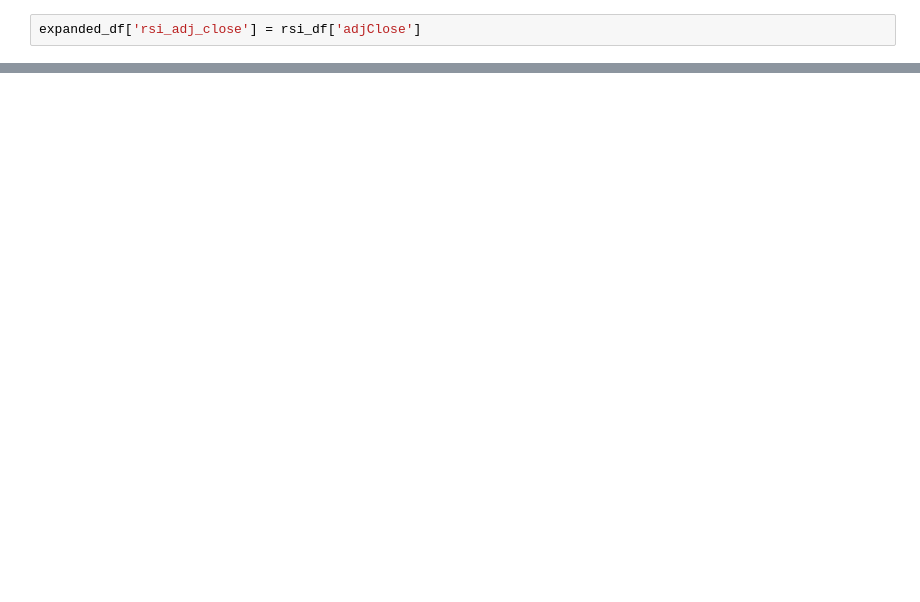
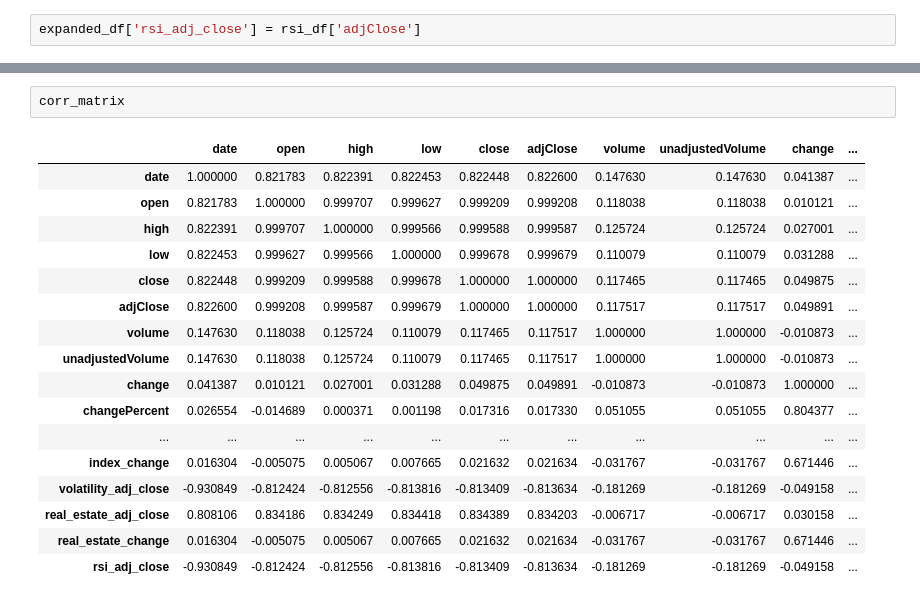
Before and after one commit to HeTron/Stock_Predictor, a Jupyter notebook: trading_advisor.ipynb, the cells around one changed output, grey strips where cells are left out. Cells and saved outputs as stored; diff of their text form; blank space fills up the shorter version.

```diff
--- a/trading_advisor.ipynb
+++ b/trading_advisor.ipynb
@@ -324,0 +309,20 @@ ValueError: could not convert string to float: 'March 20, 24'
+# %%
+corr_matrix
+# %% [output]
+|  | date | open | high | low | close | adjClose | volume | unadjustedVolume | change | ... |
+| date | 1.000000 | 0.821783 | 0.822391 | 0.822453 | 0.822448 | 0.822600 | 0.147630 | 0.147630 | 0.041387 | ... |
+| open | 0.821783 | 1.000000 | 0.999707 | 0.999627 | 0.999209 | 0.999208 | 0.118038 | 0.118038 | 0.010121 | ... |
+| high | 0.822391 | 0.999707 | 1.000000 | 0.999566 | 0.999588 | 0.999587 | 0.125724 | 0.125724 | 0.027001 | ... |
+| low | 0.822453 | 0.999627 | 0.999566 | 1.000000 | 0.999678 | 0.999679 | 0.110079 | 0.110079 | 0.031288 | ... |
+| close | 0.822448 | 0.999209 | 0.999588 | 0.999678 | 1.000000 | 1.000000 | 0.117465 | 0.117465 | 0.049875 | ... |
+| adjClose | 0.822600 | 0.999208 | 0.999587 | 0.999679 | 1.000000 | 1.000000 | 0.117517 | 0.117517 | 0.049891 | ... |
+| volume | 0.147630 | 0.118038 | 0.125724 | 0.110079 | 0.117465 | 0.117517 | 1.000000 | 1.000000 | -0.010873 | ... |
+| unadjustedVolume | 0.147630 | 0.118038 | 0.125724 | 0.110079 | 0.117465 | 0.117517 | 1.000000 | 1.000000 | -0.010873 | ... |
+| change | 0.041387 | 0.010121 | 0.027001 | 0.031288 | 0.049875 | 0.049891 | -0.010873 | -0.010873 | 1.000000 | ... |
+| changePercent | 0.026554 | -0.014689 | 0.000371 | 0.001198 | 0.017316 | 0.017330 | 0.051055 | 0.051055 | 0.804377 | ... |
+| ... | ... | ... | ... | ... | ... | ... | ... | ... | ... | ... |
+| index_change | 0.016304 | -0.005075 | 0.005067 | 0.007665 | 0.021632 | 0.021634 | -0.031767 | -0.031767 | 0.671446 | ... |
+| volatility_adj_close | -0.930849 | -0.812424 | -0.812556 | -0.813816 | -0.813409 | -0.813634 | -0.181269 | -0.181269 | -0.049158 | ... |
+| real_estate_adj_close | 0.808106 | 0.834186 | 0.834249 | 0.834418 | 0.834389 | 0.834203 | -0.006717 | -0.006717 | 0.030158 | ... |
+| real_estate_change | 0.016304 | -0.005075 | 0.005067 | 0.007665 | 0.021632 | 0.021634 | -0.031767 | -0.031767 | 0.671446 | ... |
+| rsi_adj_close | -0.930849 | -0.812424 | -0.812556 | -0.813816 | -0.813409 | -0.813634 | -0.181269 | -0.181269 | -0.049158 | ... |
```
Also changed, not shown: parts of 13 cells of this notebook.
